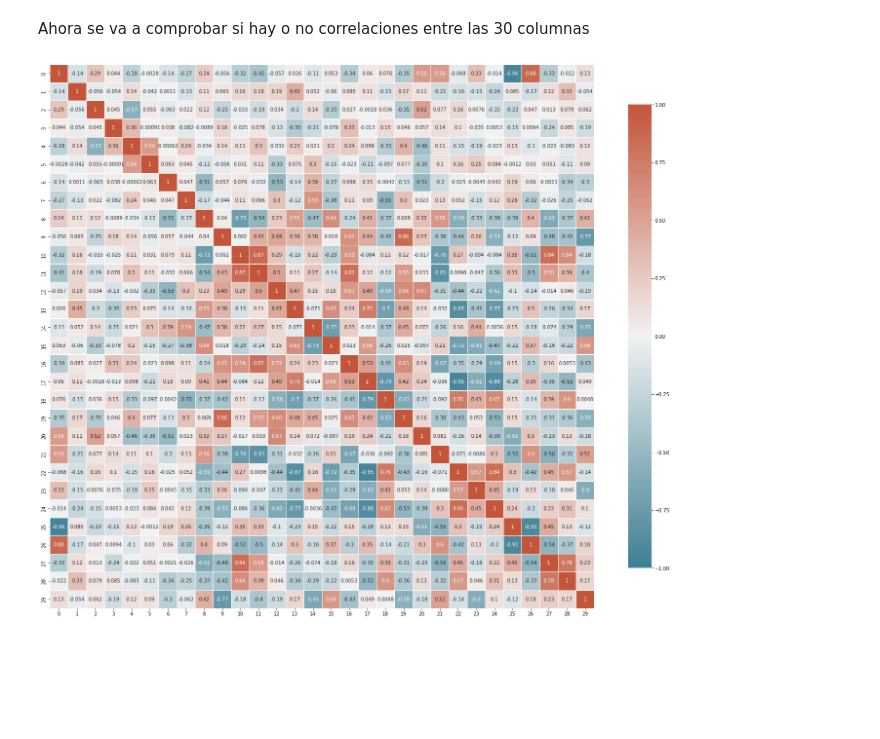
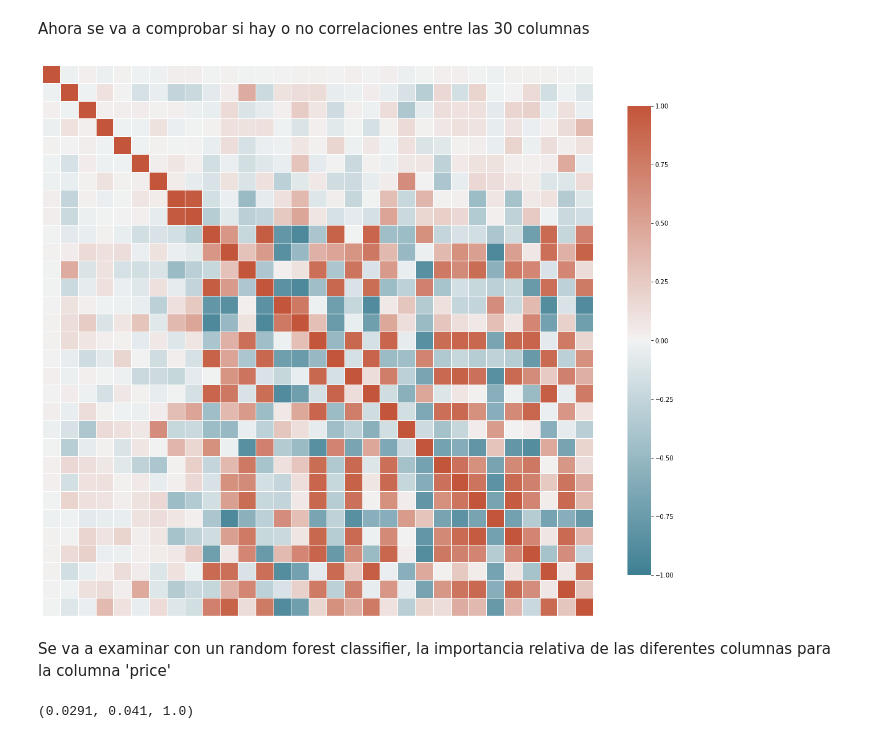
Before and after one commit to rodrigogalan/Proyecto_final, a Jupyter notebook: 3-Analysis_reducido.ipynb, the cells around one changed output. Cells and saved outputs as stored; diff of their text form; code cells hidden in the pictures; blank space fills up the shorter version.

```diff
--- a/3-Analysis_reducido.ipynb
+++ b/3-Analysis_reducido.ipynb
@@ -22,21 +27,23 @@ train.head()
 # %% [markdown]
 Ahora se va a comprobar si hay o no correlaciones entre las 30 columnas
 # %%
-plt.figure(figsize=(25,25))
+plt.figure(figsize=(20,20))
 
 color_map = sns.diverging_palette(220, 20, as_cmap=True) # Paleta de colores
 
-sns.heatmap(train.drop(columns=['target']).corr(),
+sns.heatmap(train.corr(),
             cmap=color_map,
             square=True, #que los datos se vean como cuadrados
             linewidth=0.5, #ancho de línea
             vmax=1,
             vmin=-1,
-            annot=True,
+            annot=False,
             cbar_kws={"shrink": .7
                      },# barra lateral
-            xticklabels=True,
-            yticklabels=True
+            xticklabels=False,
+            yticklabels=False
 );
 # %% [output]
-[figure, old version]
+[figure, new version]
+# %% [markdown]
+Se va a examinar con un random forest classifier, la importancia  relativa de las diferentes columnas para la columna 'price'
@@ -42,0 +55,4 @@ sns.heatmap(train.drop(columns=['target']).corr(),
+# %%
+round(importances.min(),4), round(importances.max(),4), importances.sum()
+# %% [output]
+(0.0291, 0.041, 1.0)
```
Also changed, not shown: parts of 12 cells of this notebook, 5 other files.
